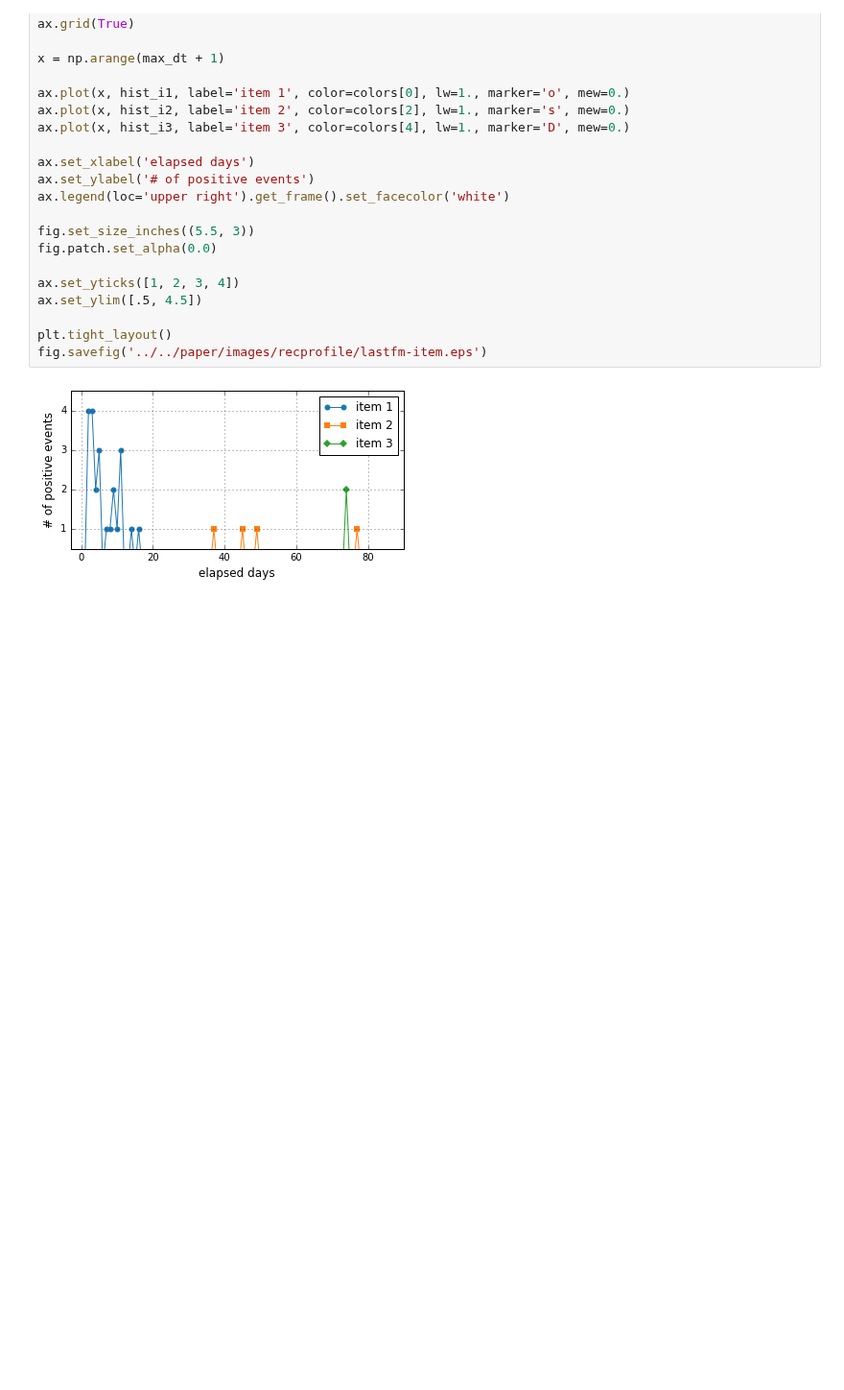
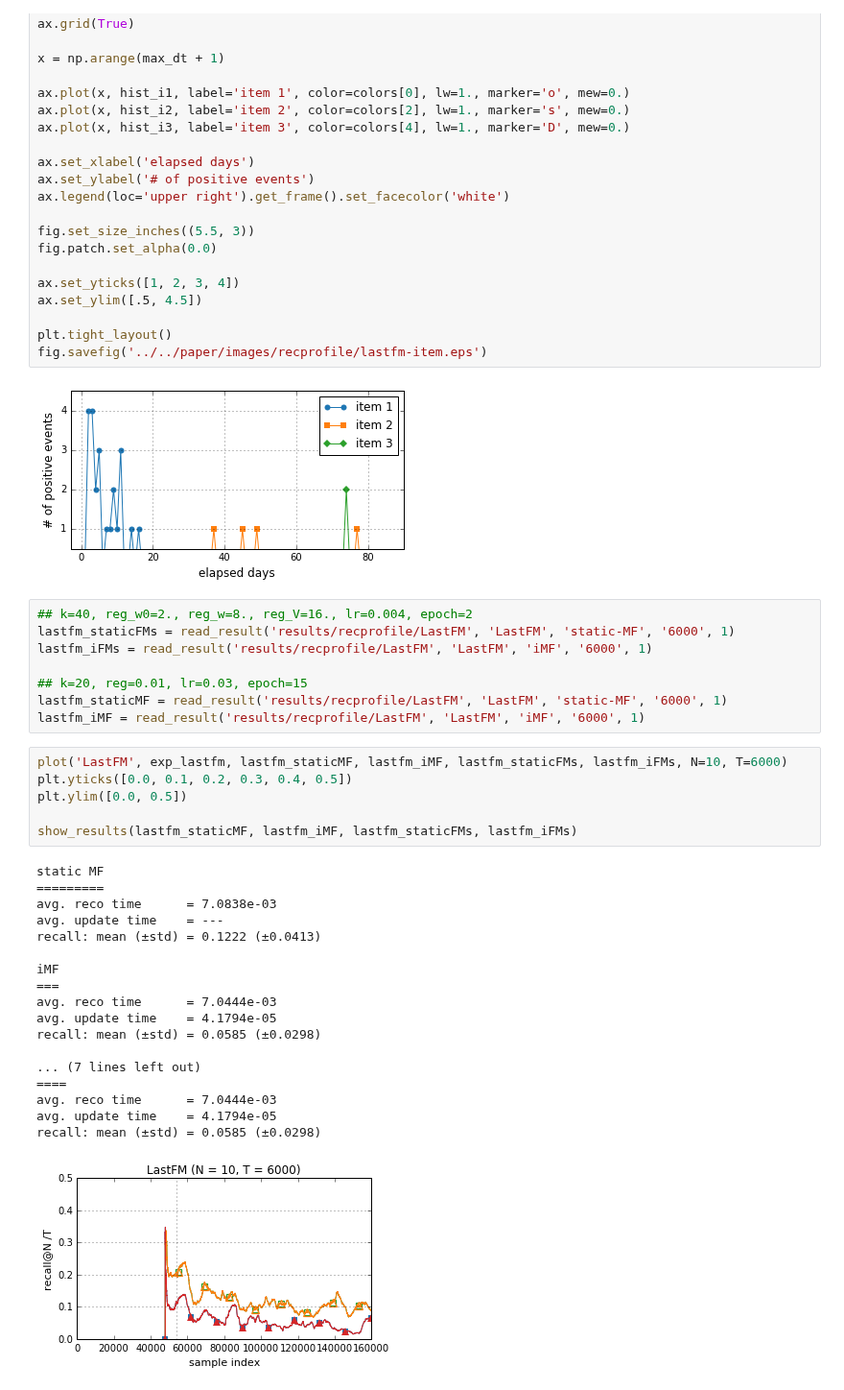
Before and after one commit to takuti/stream-recommender, a Jupyter notebook: paper-iFMs.ipynb, the cells around one changed output. Shown at 96% size. Cells and saved outputs as stored; diff of their text form; blank space fills up the shorter version.

```diff
--- a/paper-iFMs.ipynb
+++ b/paper-iFMs.ipynb
@@ -496,3 +348,36 @@ plt.tight_layout()
 fig.savefig('../../paper/images/recprofile/lastfm-item.eps')
 # %% [output]
 [figure]
+# %%
+## k=40, reg_w0=2., reg_w=8., reg_V=16., lr=0.004, epoch=2
+lastfm_staticFMs = read_result('results/recprofile/LastFM', 'LastFM', 'static-MF', '6000', 1)
+lastfm_iFMs = read_result('results/recprofile/LastFM', 'LastFM', 'iMF', '6000', 1)
+
+## k=20, reg=0.01, lr=0.03, epoch=15
+lastfm_staticMF = read_result('results/recprofile/LastFM', 'LastFM', 'static-MF', '6000', 1)
+lastfm_iMF = read_result('results/recprofile/LastFM', 'LastFM', 'iMF', '6000', 1)
+# %%
+plot('LastFM', exp_lastfm, lastfm_staticMF, lastfm_iMF, lastfm_staticFMs, lastfm_iFMs, N=10, T=6000)
+plt.yticks([0.0, 0.1, 0.2, 0.3, 0.4, 0.5])
+plt.ylim([0.0, 0.5])
+
+show_results(lastfm_staticMF, lastfm_iMF, lastfm_staticFMs, lastfm_iFMs)
+# %% [output]
+static MF
+=========
+avg. reco time      = 7.0838e-03
+avg. update time    = ---
+recall: mean (±std) = 0.1222 (±0.0413)
+
+iMF
+===
+avg. reco time      = 7.0444e-03
+avg. update time    = 4.1794e-05
+recall: mean (±std) = 0.0585 (±0.0298)
+
+... (7 lines left out)
+====
+avg. reco time      = 7.0444e-03
+avg. update time    = 4.1794e-05
+recall: mean (±std) = 0.0585 (±0.0298)
+[figure, added]
```
Also changed, not shown: parts of 20 cells of this notebook.
